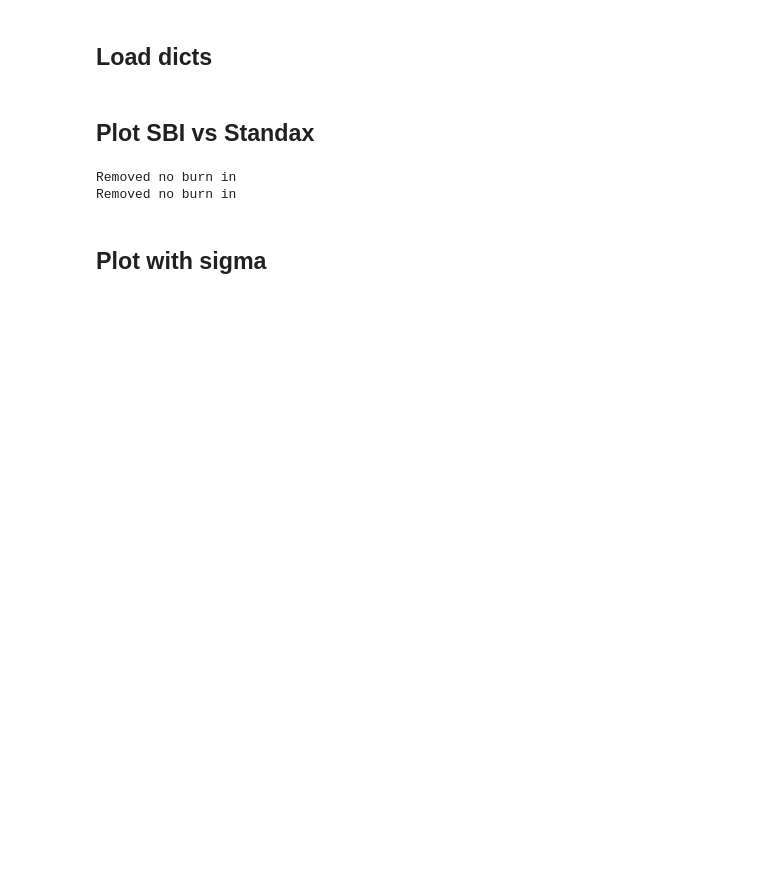
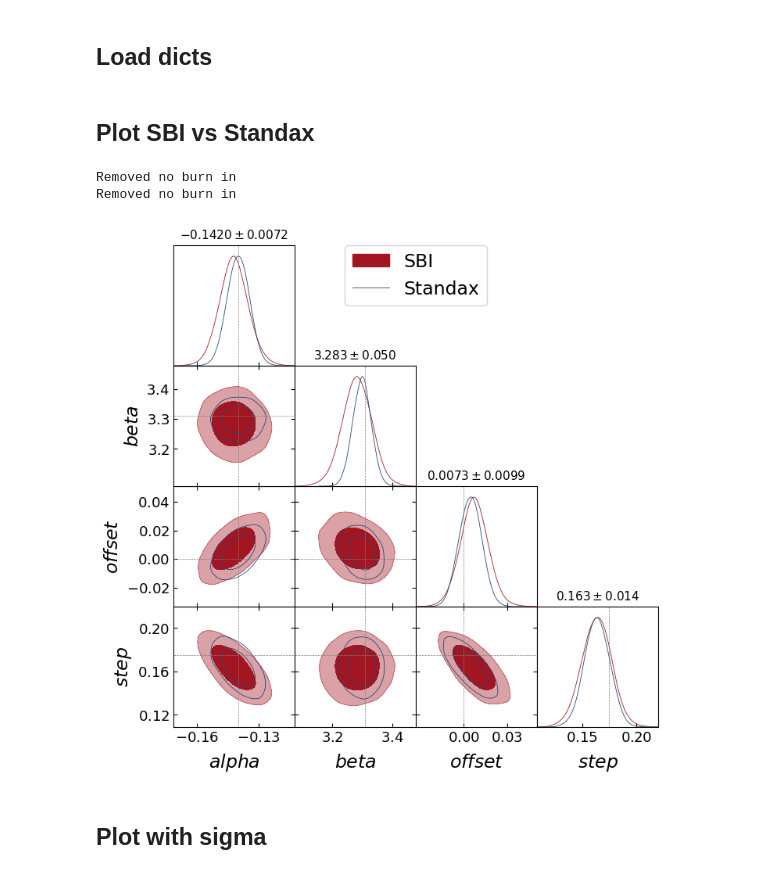
Before and after one commit to a-trigui/ximinf, a Jupyter notebook: notebooks/8_plots.ipynb, the cells around one changed output. Saved outputs shown, nothing was run; the diff lists cells and outputs as text; code cells hidden in the pictures; blank space fills up the shorter version.

```diff
--- a/notebooks/8_plots.ipynb
+++ b/notebooks/8_plots.ipynb
@@ -6,3 +6,7 @@
 import numpy as np
 import matplotlib.pyplot as plt
 from getdist import MCSamples, plots
+%matplotlib inline
+from config import params as truth_dict
+truth_dict['offset'] = 0 #truth_dict['mabs']+19.3
+truth_dict['step'] = truth_dict['gamma']
@@ -11,12 +12,0 @@ from getdist import MCSamples, plots
-# %%
-# -----------------------------
-# Truth values
-# -----------------------------
-truth_dict = {
-    "offset": 0.0,
-    "alpha_low": -0.271,
-    "alpha_high": -0.083,
-    "beta": 3.31,
-    "step": 0.175,
-    "sigma_int": 0.1
-}
@@ -38,6 +32,7 @@ standax_samples_common = np.column_stack([standax_dict[n] for n in common_names]
 # %% [markdown]
 ## Plot SBI vs Standax
 # %%
+plt.close()
 # Keep only relevant truths
 markers = {k: v for k, v in truth_dict.items() if k in common_names}
 
@@ -61,36 +56,36 @@ gdsamples_standax = MCSamples(
     labels=labels_common
 )
 
 # Contours
 gdsamples_sbi.updateSettings({'contours': [0.68, 0.95]})
 gdsamples_standax.updateSettings({'contours': [0.68, 0.95]})
 
 # -----------------------------
 # Plot
 # -----------------------------
 g = plots.get_subplot_plotter()
 g.settings.legend_fontsize = 20
 g.settings.axes_labelsize = 20   # axis labels (parameter names)
 g.settings.axes_fontsize = 16    # tick labels
 g.settings.title_limit_fontsize = 14
 g.settings.title_limit_labels = False
 
 g.triangle_plot(
-    [gdsamples_sbi, gdsamples_standax],
+    [gdsamples_sbi, gdsamples_standax], #gdsamples_sbi,
     filled=[True, False],
     contour_colors=["#A31621", "#1F487E"],
     legend_labels=["SBI", "Standax"],
     legend_loc="upper center",
     markers=markers,
     title_limit=1
 )
 
+g.export("./Images/corner_comparison.png")
 plt.show()
-g.export("corner_comparison.png")
-plt.close()
 # %% [output]
 Removed no burn in
 Removed no burn in
+[figure, added]
 # %% [markdown]
 ## Plot with sigma
 # %%
```
Also changed, not shown: parts of 4 cells of this notebook, 11 other files.
